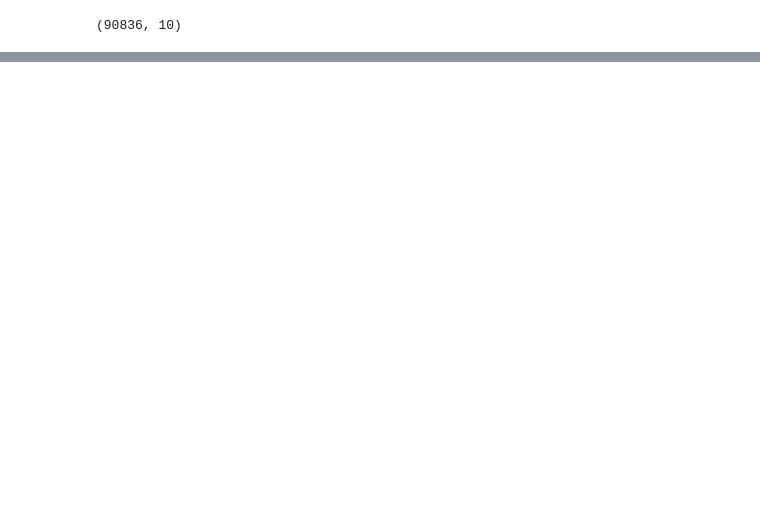
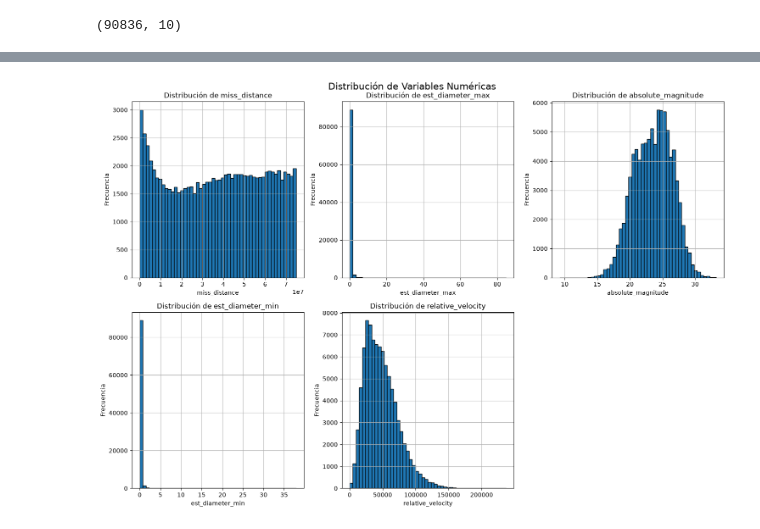
Before and after one commit to AndresDAM2526/PIA, a Jupyter notebook: Proyecto_1_Evaluacion.ipynb, the cells around one changed output, grey strips where cells are left out. Drawn from its saved outputs; the diff is of its cells as text; code cells hidden in the pictures; blank space fills up the shorter version.

```diff
--- a/Proyecto_1_Evaluacion.ipynb
+++ b/Proyecto_1_Evaluacion.ipynb
@@ -36,0 +100,32 @@ dataset.head()
+# %%
+columnas_numericas={
+"est_diameter_min",
+"est_diameter_max",
+"relative_velocity",
+"miss_distance",
+"absolute_magnitude"}
+nrows=3
+ncols=min(len(columnas_numericas),3)
+# Crear la figura y los subplots
+fig, axes = plt.subplots(nrows=nrows, ncols=ncols, figsize=(15, 5*nrows))
+fig.suptitle('Distribución de Variables Numéricas', fontsize=16)
+
+# Aplanar el array de ejes en caso de que sea 2D
+axes = axes.flatten() if len(columnas_numericas) > 3 else [axes]
+
+# Crear histogramas para cada variable numérica
+for i, col in enumerate(columnas_numericas):
+    ax = axes[i]
+    dataset[col].hist(ax=ax, bins=50, edgecolor='black')
+    ax.set_title(f'Distribución de {col}')
+    ax.set_xlabel(col)
+    ax.set_ylabel('Frecuencia')
+
+# Ocultar subplots vacíos si los hay
+for j in range(i+1, len(axes)):
+    fig.delaxes(axes[j])
+
+plt.tight_layout()
+plt.show()
+# %% [output]
+[figure, added]
```
Also changed, not shown: parts of 12 cells of this notebook.
